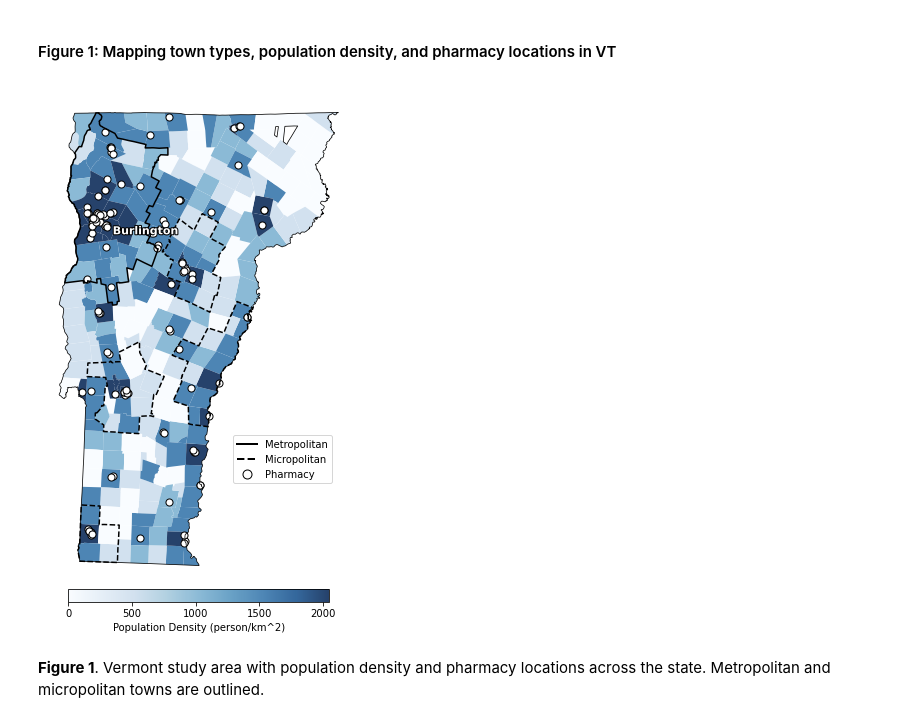
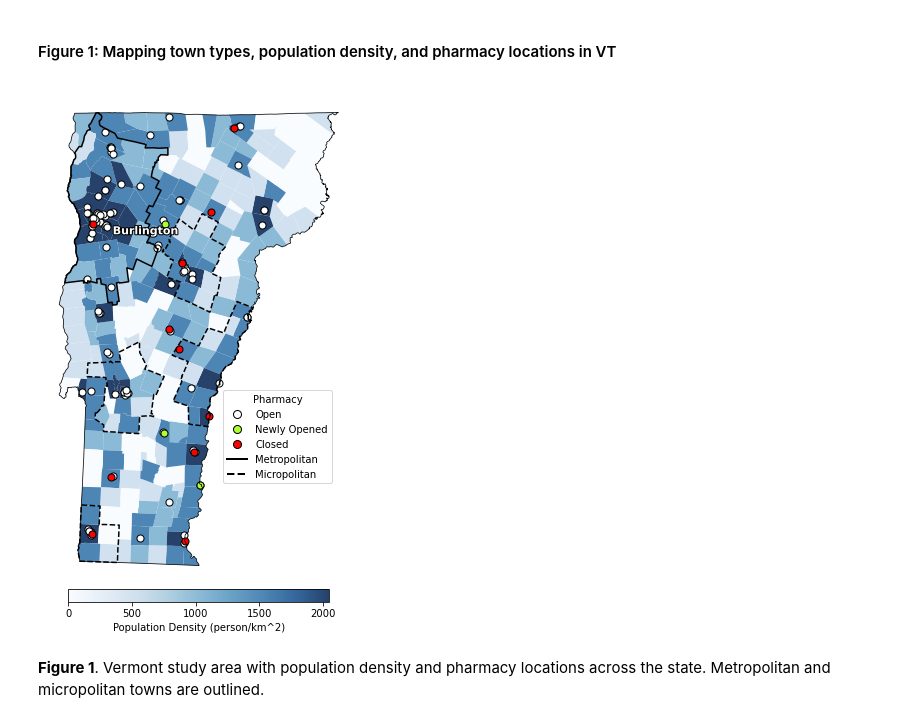
Before and after one commit to HEGSRR/OR-VT-Pharmacy, a Jupyter notebook: procedure/code/01_Pharmacy_Accessibility_ResultsOnly.ipynb, the cells around one changed output. Cells and saved outputs as stored; diff of their text form; code cells hidden in the pictures.

```diff
--- a/procedure/code/01_Pharmacy_Accessibility_ResultsOnly.ipynb
+++ b/procedure/code/01_Pharmacy_Accessibility_ResultsOnly.ipynb
@@ -599,40 +637,45 @@ metropolitan_boundary = metropolitan_df.dissolve(by='necta')['geometry'].boundar
 micropolitan_boundary = micropolitan_df.dissolve(by='necta')['geometry'].boundary
 
 # Plot only the merged exterior boundaries of the 'Metropolitan NECTA' group
 metropolitan_boundary.plot(ax=ax, color='black', linewidth=1.5)
 
 # Plot only the merged exterior boundaries of the 'Micropolitan NECTA' group
 micropolitan_boundary.plot(ax=ax, color='black', linestyle = 'dashed', linewidth=1.5)
 
 vt_boundary = mapping_df.dissolve().boundary
 vt_boundary.plot(ax=ax, color='black', linewidth=.75)
 
 # Legend
 legend_elements = [
+    Line2D([0], [0], marker='o', color='w', markerfacecolor='white', markeredgecolor='black', markersize=8, label='Open'),
+    Line2D([0], [0], marker='o', color='w', markerfacecolor='greenyellow', markeredgecolor='black', markersize=8, label='Newly Opened'),
+    Line2D([0], [0], marker='o', color='w', markerfacecolor='red', markeredgecolor='black', markersize=8, label='Closed'),
     Line2D([0], [0], color='black', lw=2, label='Metropolitan'),
-    Line2D([0], [0], color='black', lw=2, linestyle= 'dashed', label='Micropolitan'),
-    Line2D([0], [0], marker='o', color='w', markerfacecolor='white', markeredgecolor='black', markersize=9, label='Pharmacy')
+    Line2D([0], [0], color='black', lw=2, linestyle= 'dashed', label='Micropolitan')
 ]
 
 pd_colorbar = plt.cm.ScalarMappable(cmap=custom_cmap, norm=plt.Normalize(vmin=0, vmax=2046.6))
 cbar = plt.colorbar(pd_colorbar, shrink = .38, pad=.001, label = 'Population Density (person/km^2)', location="bottom")
-ax.legend(handles=legend_elements, loc='lower right', fontsize=10, bbox_to_anchor=(.95,.2))
+ax.legend(handles=legend_elements, loc='lower right', fontsize=10, bbox_to_anchor=(.95,.2), title="Pharmacy")
 
-# Plot pharmacy locations
-pharmacies_map.plot(ax=ax, marker='o', facecolor='white', edgecolor='black', markersize=50, label='VT Pharmacies', legend = True)
+pharmacies_map[pharmacies_map['status'] == 'open'].plot(ax=ax, marker='o', facecolor='white', edgecolor='black', markersize=50, label='Pharmacy')
+pharmacies_map[pharmacies_map['status'] == 'closed'].plot(ax=ax, marker='o', facecolor='red', edgecolor='black', markersize=50, label='Pharmacy (Closed)')
+pharmacies_map[pharmacies_map['status'] == 'opened'].plot(ax=ax, marker='o', facecolor='greenyellow', edgecolor='black', markersize=50, label='Pharmacy (New)')
+
 plt.text(0.22, 0.71, 'Burlington', transform=ax.transAxes, size=11, weight="bold", color='white',
          path_effects=[path_effects.Stroke(linewidth=2, foreground='black'), path_effects.Normal()])
 
 #fig.patch.set_edgecolor('black') #Border
 #fig.patch.set_linewidth(2)
 
 plt.axis('off')
 plt.show()
 
 #Export figure to results/figures
-#fig1.savefig("./results/figures/figure1.jpg", dpi=300)
+if figsave:
+    fig1.savefig(make_fig_file(1), dpi=300)
 # %% [output]
-[figure, old version]
+[figure, new version]
 # %% [markdown]
 **Figure 1**. Vermont study area with population density and pharmacy locations across the state. Metropolitan and micropolitan towns are outlined.
 # %% [markdown]
```
Also changed, not shown: parts of 34 cells of this notebook, 12 other files.
